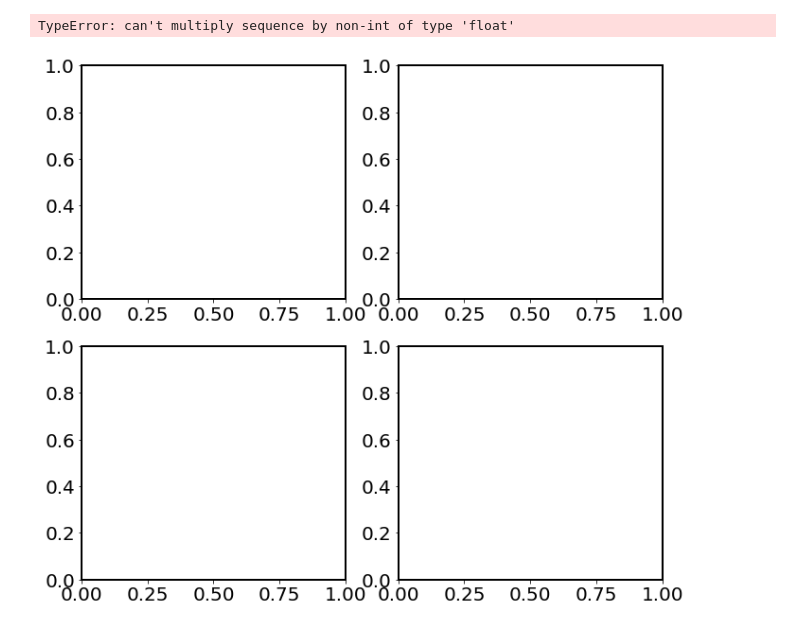
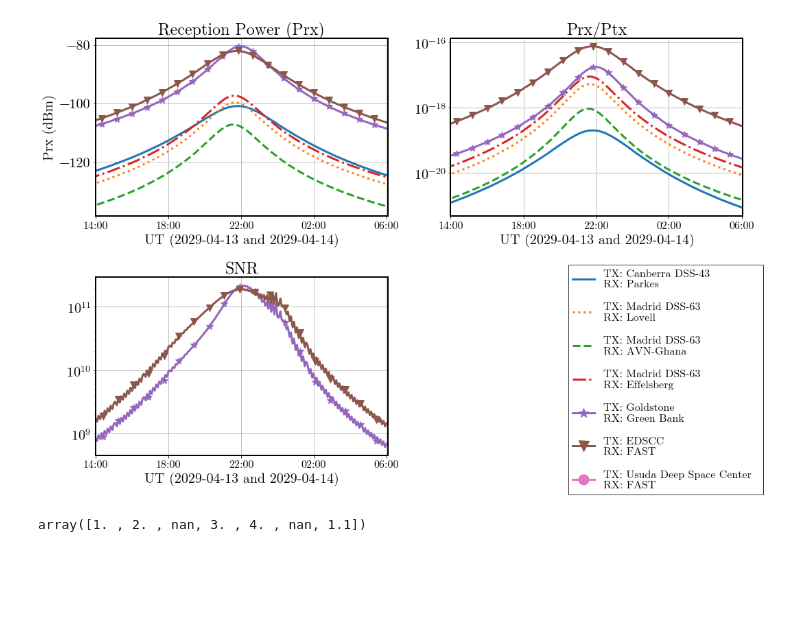
Before and after one commit to AgustinVallejo/Apophis, a Jupyter notebook: New Notebooks/2. Radio Graphs.ipynb, the cells around one changed output. Drawn from its saved outputs; the diff is of its cells as text; code cells hidden in the pictures; blank space fills up the shorter version.

```diff
--- a/New Notebooks/2. Radio Graphs.ipynb
+++ b/New Notebooks/2. Radio Graphs.ipynb
@@ -115,8 +77,8 @@ pairs = [
     ('MDS','AVN'),
     ('MDS','EFE'),
     ('GOL','GBT'),
-    ('GOL','GBT'),
-    ('ARE','GBT'),
+    ('ECD','FAS'),
+    ('USU','FAS'),
 ]
 # %%
 def x_axis(ax,i):
@@ -139,7 +101,7 @@ def all_power_plots(axes,n,PrxdB, Pratio, SNR, nametx,namerx,df,tx,rx):
     title='TX: {} \nRX: {}'.format(nametx,namerx)
 
     savefigs = False
-    styles = ['-',':','--','-.','*-']
+    styles = ['-',':','--','-.','*-','v-','o-']
 
     i = 0
     ax = axes[i]
@@ -163,35 +125,37 @@ def all_power_plots(axes,n,PrxdB, Pratio, SNR, nametx,namerx,df,tx,rx):
     ax.set_title("SNR")
     x_axis(ax,i)
 
     i += 1
     ax = axes[i]
     # rotation period plot
     ax.plot([],[],styles[n],lw=3,markevery=10,ms=15,label=title)
     # ax.set_ylabel("Angular frequency (deg/hour)")
     # ax.legend(fontsize=15)
     x_axis(ax,i)
 
-fig, axes = plt.subplots(2,2,figsize=(11,10))
+fig, axes = plt.subplots(2,2,figsize=(15,10))
 
 # for ax in axes.flat:
 #     ax.set_prop_cycle(plt.cycler('color', plt.cm.nipy_spectral(np.linspace(0.1,0.9,5)**2)))
 # fig.suptitle("Reception (rx) and Transmission (tx) Radar Power")
 
 n = 0
 for tx, rx in pairs:
     PrxdB, Pratio, SNR, period, nametx,namerx= power(tx,rx,df,rtdb,dl)
     all_power_plots(axes.flat, n, PrxdB, Pratio, SNR, nametx, namerx, df, tx, rx)
     n += 1
     ax = axes.flat[-1]
 handles, labels = axes.flat[-1].get_legend_handles_labels()
-fig.legend(handles, labels, loc="lower right",fontsize=16, labelspacing=1.2, \
-    bbox_to_anchor=(0.45, 0.09, 0.5, 0.5), fancybox=False, edgecolor=(0,0,0))
+fig.legend(handles, labels, loc="lower right",fontsize=16, labelspacing=1.2, fancybox=False, edgecolor=(0,0,0))
 fig.delaxes(axes.flat[-1])
 fig.tight_layout()
 
 # name = "../Figures/fig6_radio"
 # plt.savefig(name+".pdf",bbox_inches='tight')
 # plt.savefig(name+".png",bbox_inches='tight')
 # %% [output]
-TypeError: can't multiply sequence by non-int of type 'float'
-[figure, old version]
+[figure, new version]
+# %%
+np.insert([1,2,3,4,1.1],[2,4],np.nan)
+# %% [output]
+array([1. , 2. , nan, 3. , 4. , nan, 1.1])
```
Also changed, not shown: parts of 3 cells of this notebook, 1 other file.
